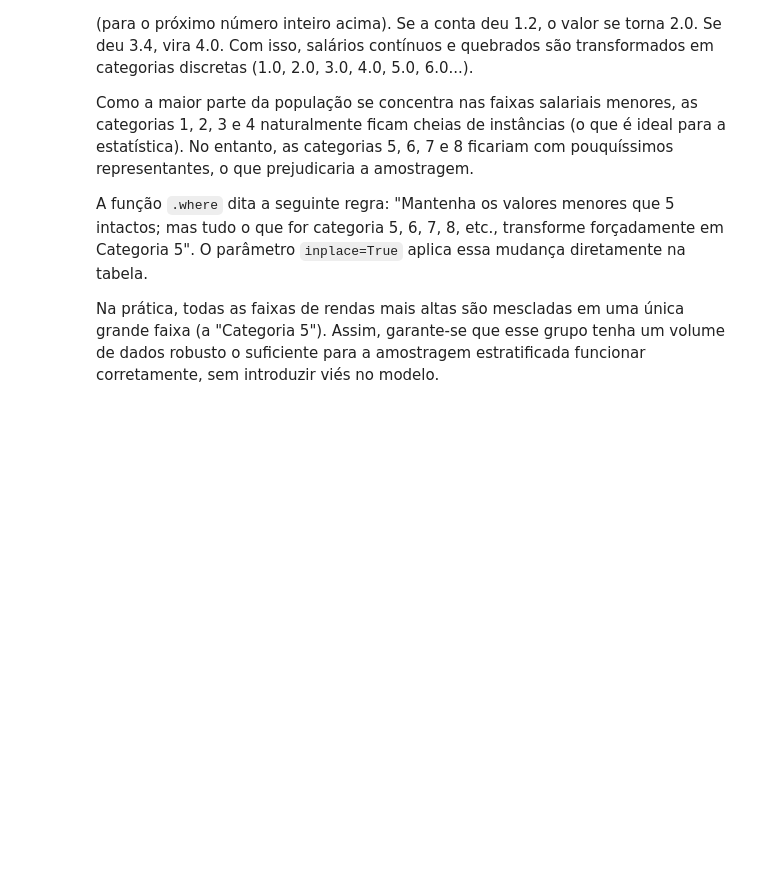
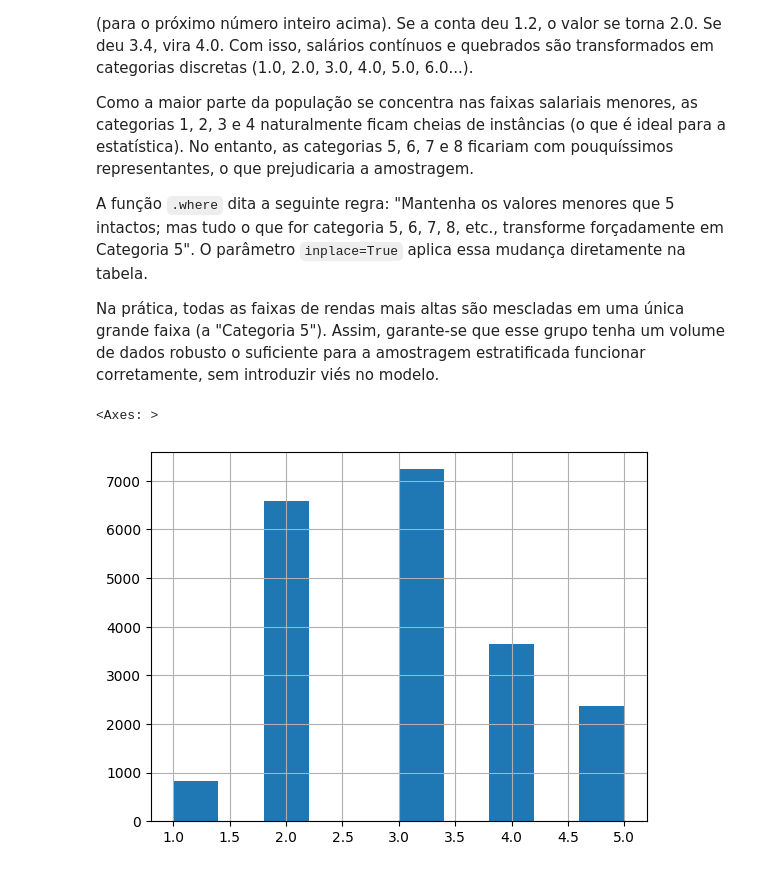
Before and after one commit to MarioViniciusBC/Projeto-de-Aprendizado-de-Maquina-de-Ponta-a-Ponta, a Jupyter notebook: Projeto_de_Aprendizado_de_Máquina_de_Ponta_a_Ponta.ipynb, the cells around one changed output. Drawn from its saved outputs; the diff is of its cells as text; code cells hidden in the pictures; blank space fills up the shorter version.

```diff
--- a/Projeto_de_Aprendizado_de_Máquina_de_Ponta_a_Ponta.ipynb
+++ b/Projeto_de_Aprendizado_de_Máquina_de_Ponta_a_Ponta.ipynb
@@ -391,3 +406,8 @@ Como a maior parte da população se concentra nas faixas salariais menores, as
 A função `.where` dita a seguinte regra: "Mantenha os valores menores que 5 intactos; mas tudo o que for categoria 5, 6, 7, 8, etc., transforme forçadamente em Categoria 5". O parâmetro `inplace=True` aplica essa mudança diretamente na tabela.
 
 Na prática, todas as faixas de rendas mais altas são mescladas em uma única grande faixa (a "Categoria 5"). Assim, garante-se que esse grupo tenha um volume de dados robusto o suficiente para a amostragem estratificada funcionar corretamente, sem introduzir viés no modelo.
+# %%
+housing["income_cat"].hist()
+# %% [output]
+<Axes: >
+[figure, added]
```
Also changed, not shown: parts of 11 cells of this notebook.
